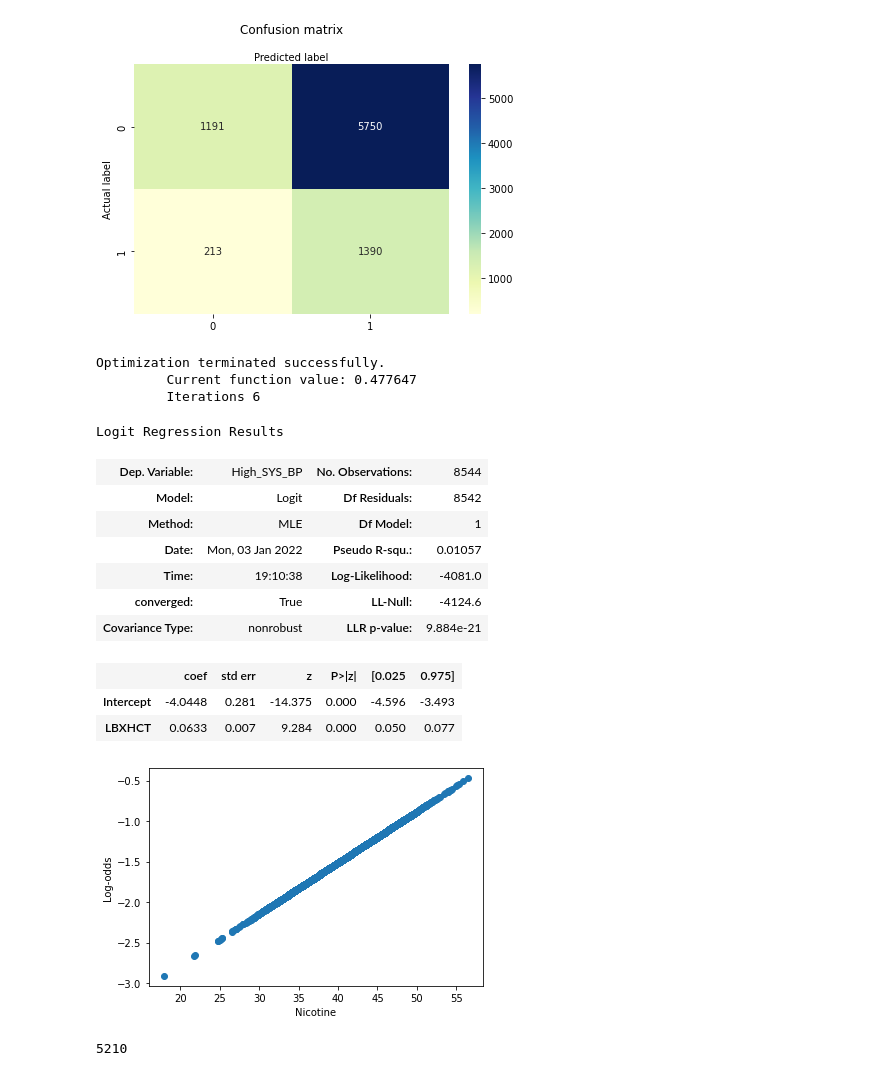
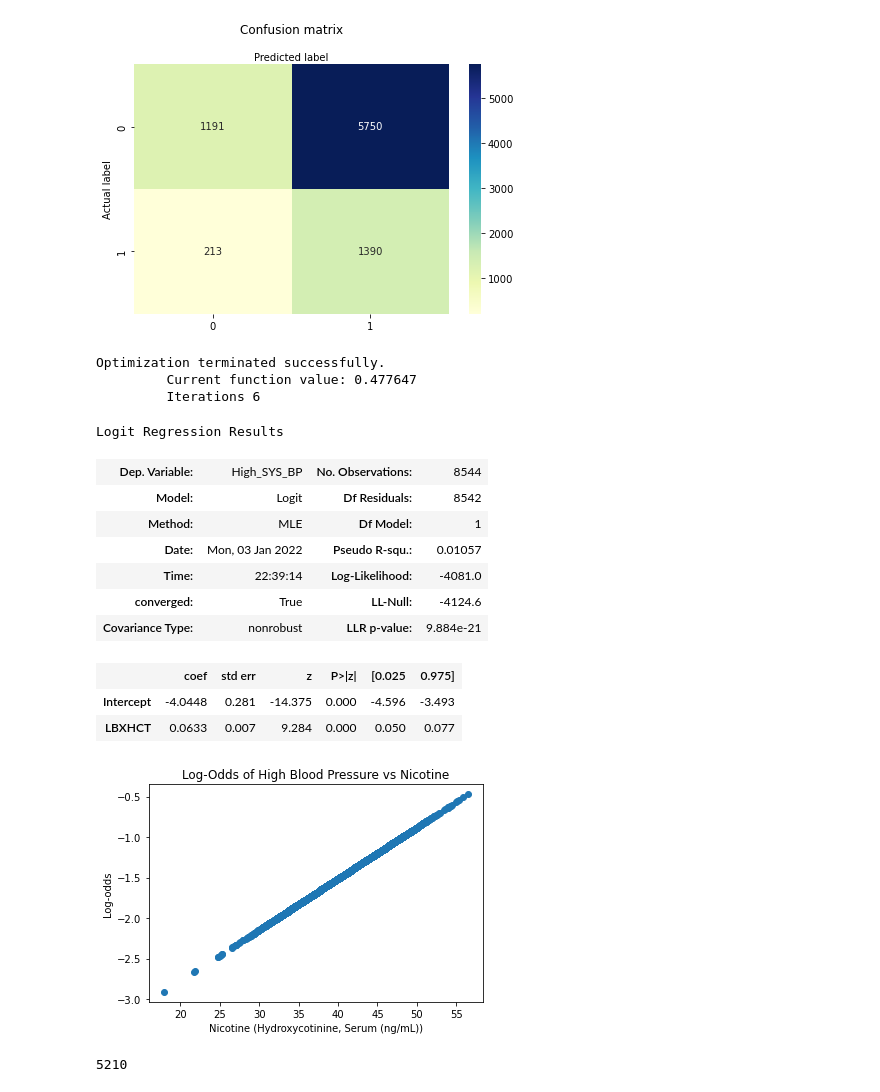
Before and after one commit to noodleybroodley/Final-Capstone, a Jupyter notebook: notebooks/test.ipynb, the cells around one changed output. Cells and saved outputs as stored; diff of their text form; code cells hidden in the pictures.

```diff
--- a/notebooks/test.ipynb
+++ b/notebooks/test.ipynb
@@ -247,7 +303,7 @@ Recall:  0.8671241422333126
 [figure]
 # %%
 formula = 'High_SYS_BP ~ LBXHCT'
-model_1 = sma.logit(formula=formula, data=test_df).fit
+model_1 = sma.logit(formula=formula, data=test_df).fit()
 model_1.summary()
 # %% [output]
 Optimization terminated successfully.
@@ -258,7 +314,7 @@ Logit Regression Results
 | Model: | Logit | Df Residuals: | 8542 |
 | Method: | MLE | Df Model: | 1 |
 | Date: | Mon, 03 Jan 2022 | Pseudo R-squ.: | 0.01057 |
-| Time: | 19:10:38 | Log-Likelihood: | -4081.0 |
+| Time: | 22:39:14 | Log-Likelihood: | -4081.0 |
 | converged: | True | LL-Null: | -4124.6 |
 | Covariance Type: | nonrobust | LLR p-value: | 9.884e-21 |
 |  | coef | std err | z | P>|z| | [0.025 | 0.975] |
@@ -267,15 +323,16 @@ Logit Regression Results
 # %%
 x_values = xy_values['LBXHCT']
 predicted = model_1.predict(x_values)
 
 log_odds = np.log(predicted / (1-predicted))
 
 plt.scatter(x = x_values, y = log_odds)
-plt.xlabel("Nicotine")
+plt.title("Log-Odds of High Blood Pressure vs Nicotine")
+plt.xlabel("Nicotine (Hydroxycotinine, Serum (ng/mL))")
 plt.ylabel("Log-odds")
 plt.show()
 # %% [output]
-[figure, old version]
+[figure, new version]
 # %%
 xy_values = test_df[['LBXHCT','High_SYS_BP']]
 xy_values = xy_values.dropna()
```
Also changed, not shown: parts of 8 cells of this notebook, 8 other files.
